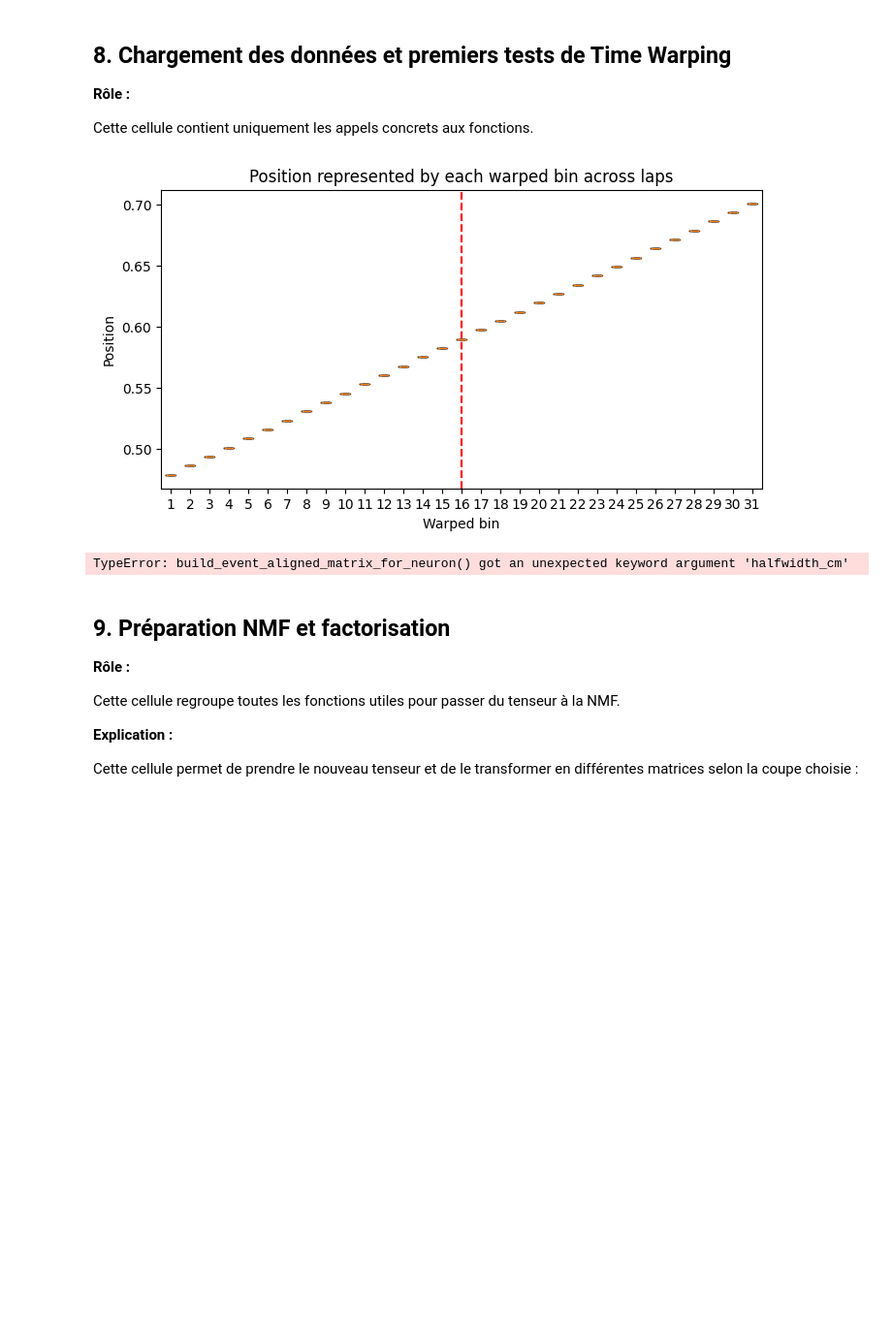
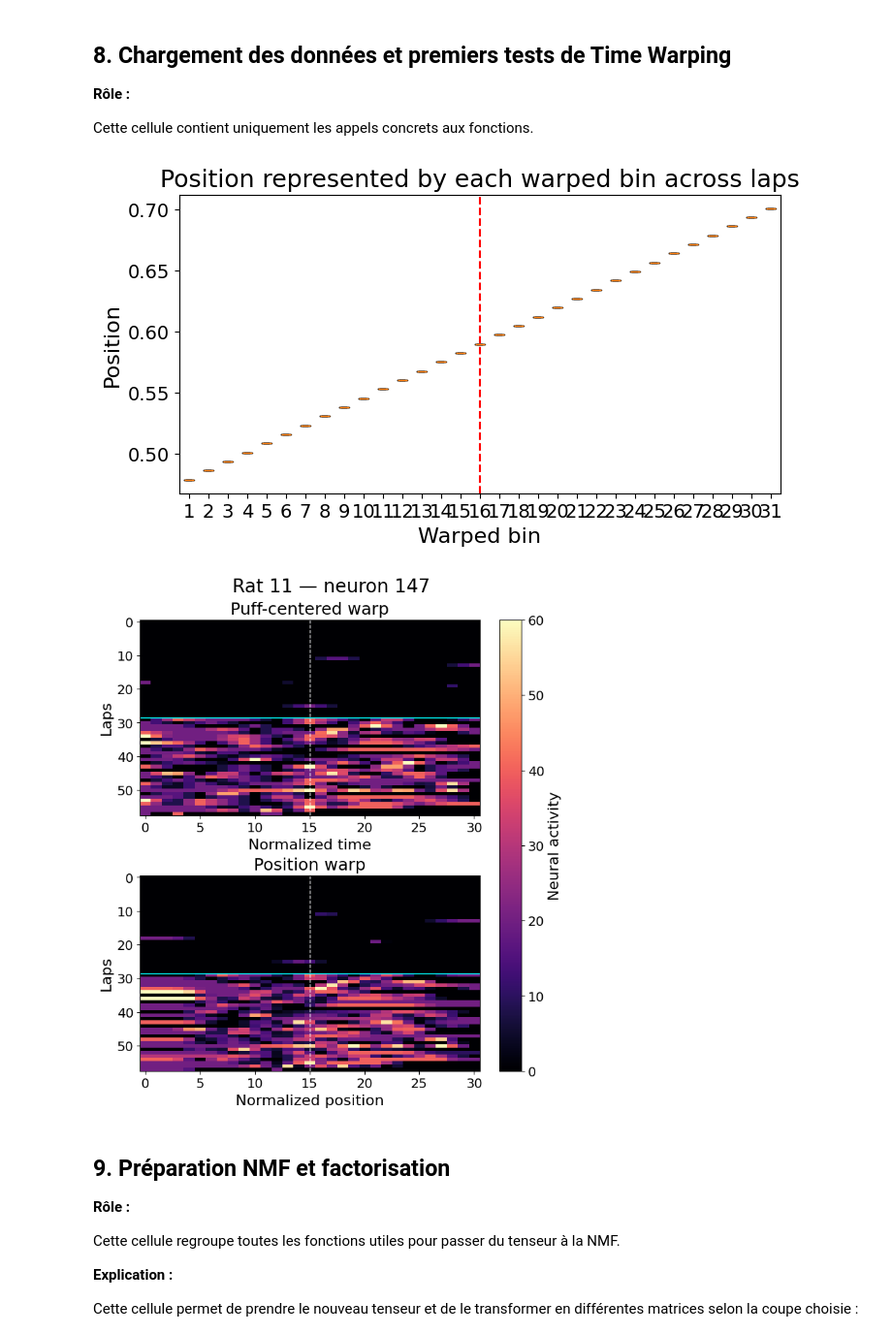
Before and after one commit to Clairaxe/Stage, a Jupyter notebook: projet/main/3_TimeWarp.ipynb, the cells around one changed output. Shown at 97% size. Cells and saved outputs as stored; diff of their text form; code cells hidden in the pictures; blank space fills up the shorter version.

```diff
--- a/projet/main/3_TimeWarp.ipynb
+++ b/projet/main/3_TimeWarp.ipynb
@@ -8,6 +8,15 @@ import scipy.io
 import matplotlib.pyplot as plt
 
 from sklearn.decomposition import NMF
+
+plt.rcParams.update({
+    "font.size": 16,
+    "axes.titlesize": 18,
+    "axes.labelsize": 16,
+    "xtick.labelsize": 14,
+    "ytick.labelsize": 14,
+    "legend.fontsize": 14
+})
 # %% [markdown]
 ## 2. Helpers de segmentation comportementale
 
@@ -834,34 +814,32 @@ Cette cellule contient uniquement les appels concrets aux fonctions.
 # %%
 data_8 = scipy.io.loadmat('../data/Rat8-20130713_proces_bin5.mat')
 data_11 = scipy.io.loadmat('../data/Rat11-20150327_proces_bin5.mat')
 
 X_tensor, info_tensor = build_warped_lap_tensor(
     data_8,
     session="run",
     dt_ms=50,
     use_regions="HB",
     excit_only=True,
     restrict_to_puff_zone=True,
     n_time_bins=31,
     warp_mode="position",
 )
 
 plot_warped_bin_positions(info_tensor)
 
-plot_three_pellegrino_style(
+plot_warped_neuron(
     data_full=data_11,
-    neuron_idx=150,
+    neuron_idx=147,
     session="run",
     dt_ms=50,
     halfwidth_cm=20,
     n_time_bins=31,
-    t_before_s=0.35,
-    t_after_s=0.35,
     rat_name="Rat 11",
 )
 # %% [output]
-[figure, old version]
+[figure, new version]
-TypeError: build_event_aligned_matrix_for_neuron() got an unexpected keyword argument 'halfwidth_cm'
+[figure, added]
 # %% [markdown]
 ## 9. Préparation NMF et factorisation
 
```
Also changed, not shown: parts of 8 cells of this notebook, 7 other files.
